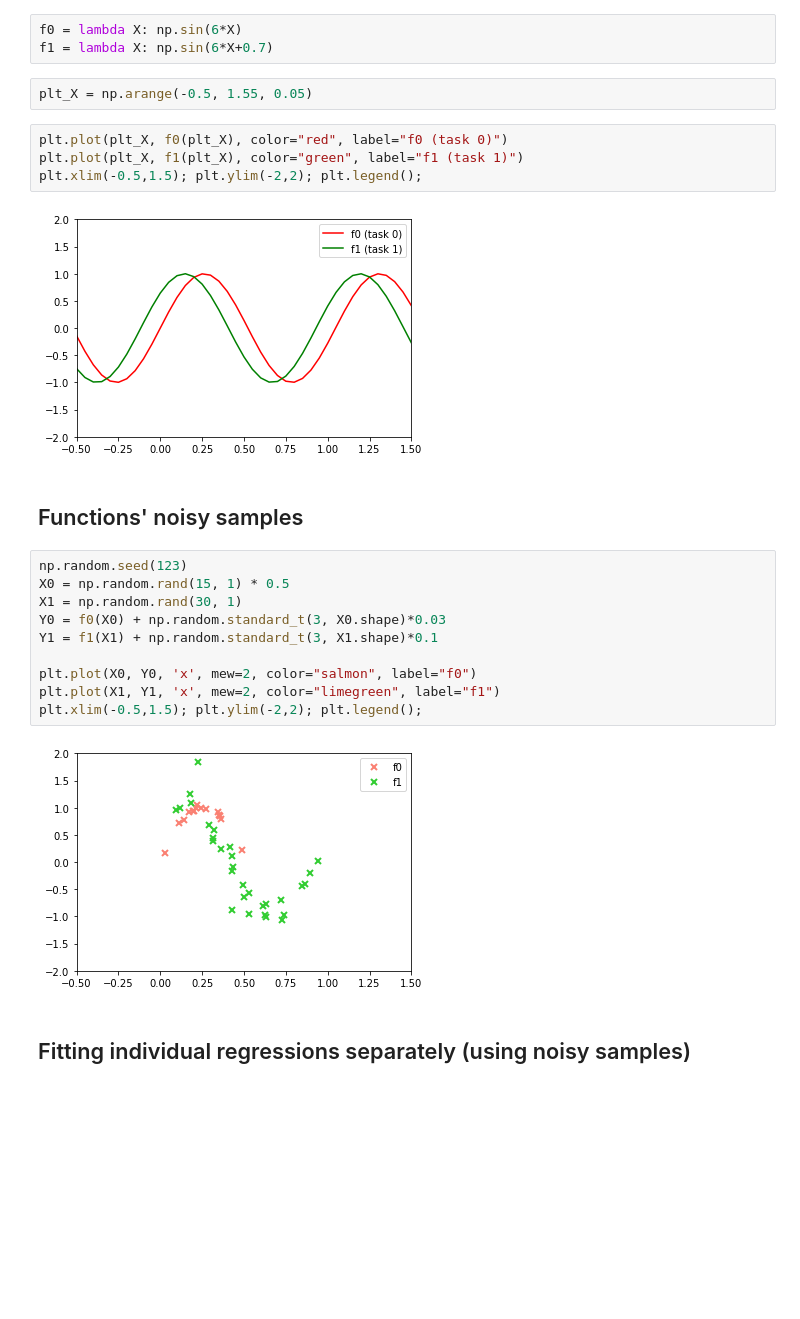
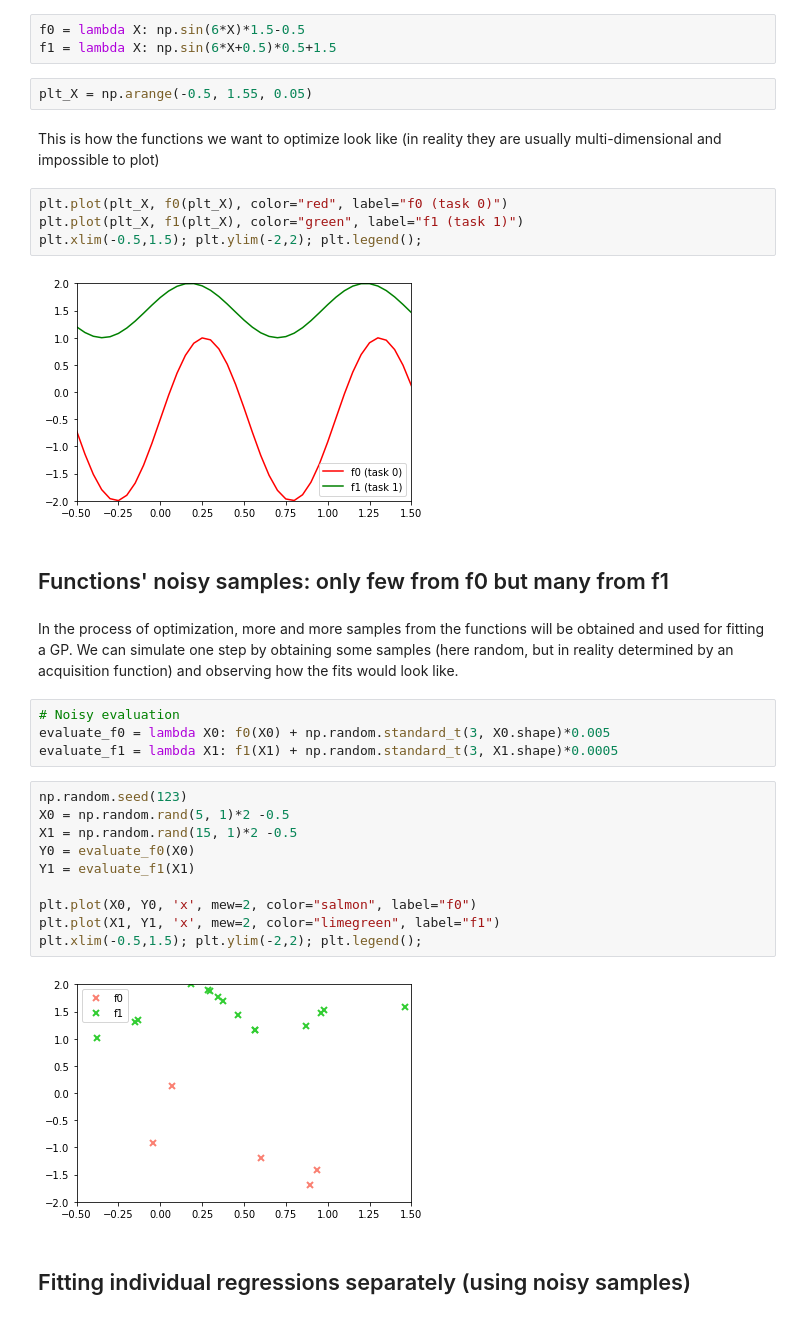
Before and after one commit to tkusmierczyk/machine_learning_demos, a Jupyter notebook: multi-task_bayesian_optimization_demo.ipynb, the cells around one changed output. Cells and saved outputs as stored; diff of their text form; blank space fills up the shorter version.

```diff
--- a/multi-task_bayesian_optimization_demo.ipynb
+++ b/multi-task_bayesian_optimization_demo.ipynb
@@ -59,27 +84,35 @@ def plot_err(x, y, yerr, color=None, alpha_fill=0.2, ax=None, label="", lw=1, ls
 # %%
-f0 = lambda X: np.sin(6*X)
-f1 = lambda X: np.sin(6*X+0.7)
+f0 = lambda X: np.sin(6*X)*1.5-0.5
+f1 = lambda X: np.sin(6*X+0.5)*0.5+1.5
 # %%
 plt_X = np.arange(-0.5, 1.55, 0.05)
+# %% [markdown]
+This is how the functions we want to optimize look like (in reality they are usually multi-dimensional and impossible to plot)
 # %%
 plt.plot(plt_X, f0(plt_X), color="red", label="f0 (task 0)")
 plt.plot(plt_X, f1(plt_X), color="green", label="f1 (task 1)")
 plt.xlim(-0.5,1.5); plt.ylim(-2,2); plt.legend();
 # %% [output]
-[figure, old version]
+[figure, new version]
 # %% [markdown]
-## Functions' noisy samples
+## Functions' noisy samples: only few from f0 but many from f1
+# %% [markdown]
+In the process of optimization, more and more samples from the functions will be obtained and used for fitting a GP. We can simulate one step by obtaining some samples (here random, but in reality determined by an acquisition function) and observing how the fits would look like.
+# %%
+# Noisy evaluation
+evaluate_f0 = lambda X0: f0(X0) + np.random.standard_t(3, X0.shape)*0.005
+evaluate_f1 = lambda X1: f1(X1) + np.random.standard_t(3, X1.shape)*0.0005
 # %%
 np.random.seed(123)
-X0 = np.random.rand(15, 1) * 0.5
-X1 = np.random.rand(30, 1)
-Y0 = f0(X0) + np.random.standard_t(3, X0.shape)*0.03
-Y1 = f1(X1) + np.random.standard_t(3, X1.shape)*0.1
+X0 = np.random.rand(5, 1)*2 -0.5
+X1 = np.random.rand(15, 1)*2 -0.5
+Y0 = evaluate_f0(X0)
+Y1 = evaluate_f1(X1)
 
 plt.plot(X0, Y0, 'x', mew=2, color="salmon", label="f0")
 plt.plot(X1, Y1, 'x', mew=2, color="limegreen", label="f1")
 plt.xlim(-0.5,1.5); plt.ylim(-2,2); plt.legend();
 # %% [output]
-[figure, old version]
+[figure, new version]
 # %% [markdown]
 ## Fitting individual regressions separately (using noisy samples)
```
Also changed, not shown: parts of 89 cells of this notebook, 1 other file.
